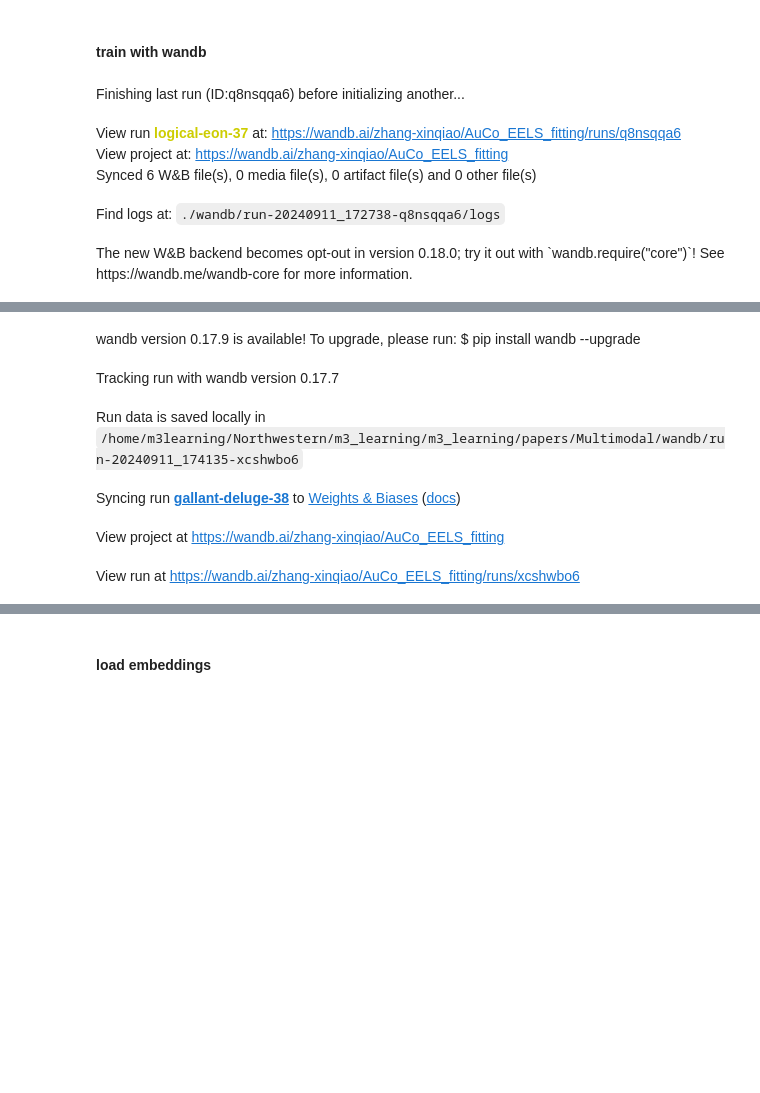
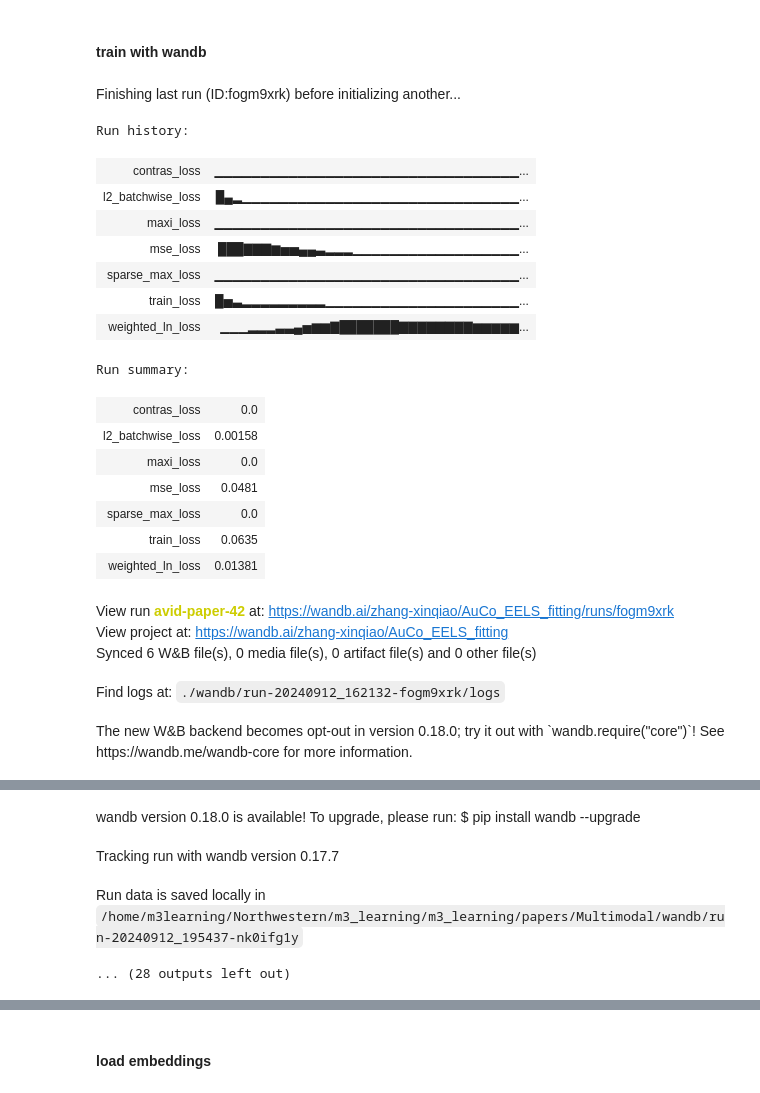
Before and after one commit to zhangxinqiao314/m3_learning, a Jupyter notebook: m3_learning/papers/Multimodal/hv_visualization.ipynb, the cells around one changed output, grey strips where cells are left out. Drawn from its saved outputs; the diff is of its cells as text; code cells hidden in the pictures; blank space fills up the shorter version.

```diff
--- a/m3_learning/papers/Multimodal/hv_visualization.ipynb
+++ b/m3_learning/papers/Multimodal/hv_visualization.ipynb
@@ -205,14 +193,29 @@ model1D = stem.FitterAutoencoder_1D(function=stem.generate_pseudovoigt_1D,
                                  wandb_project='AuCo_EELS_fitting',
                             )
 # %%
-
-# train with L2 across batch
-model1D.Train( dset, batch_size=128, coef_5=1e-4, with_scheduler=False, epochs=50,
+# train with batch (max-min x)/fwhm penalty per channel
+model1D.Train( dset, batch_size=128, coef_5=1e-3, with_scheduler=False, epochs=25,
               minibatch_logging_rate=367, wandb_init={} )
 # %% [output]
-Finishing last run (ID:q8nsqqa6) before initializing another...
+Finishing last run (ID:fogm9xrk) before initializing another...
+Run history:
+| contras_loss | ▁▁▁▁▁▁▁▁▁▁▁▁▁▁▁▁▁▁▁▁▁▁▁▁▁▁▁▁▁▁▁▁▁... |
+| l2_batchwise_loss | █▄▂▁▁▁▁▁▁▁▁▁▁▁▁▁▁▁▁▁▁▁▁▁▁▁▁▁▁▁▁▁▁... |
+| maxi_loss | ▁▁▁▁▁▁▁▁▁▁▁▁▁▁▁▁▁▁▁▁▁▁▁▁▁▁▁▁▁▁▁▁▁... |
+| mse_loss | ███▇▇▇▆▅▅▄▄▃▂▂▂▁▁▁▁▁▁▁▁▁▁▁▁▁▁▁▁▁▁... |
+| sparse_max_loss | ▁▁▁▁▁▁▁▁▁▁▁▁▁▁▁▁▁▁▁▁▁▁▁▁▁▁▁▁▁▁▁▁▁... |
+| train_loss | █▅▃▂▂▂▂▂▂▂▂▂▁▁▁▁▁▁▁▁▁▁▁▁▁▁▁▁▁▁▁▁▁... |
+| weighted_ln_loss | ▁▁▁▂▂▂▃▃▄▅▆▆▇███████▇▇▇▇▇▇▇▇▆▆▆▆▆... |
+Run summary:
+| contras_loss | 0.0 |
+| l2_batchwise_loss | 0.00158 |
+| maxi_loss | 0.0 |
+| mse_loss | 0.0481 |
+| sparse_max_loss | 0.0 |
+| train_loss | 0.0635 |
+| weighted_ln_loss | 0.01381 |
-View run logical-eon-37 at: https://wandb.ai/zhang-xinqiao/AuCo_EELS_fitting/runs/q8nsqqa6
+View run avid-paper-42 at: https://wandb.ai/zhang-xinqiao/AuCo_EELS_fitting/runs/fogm9xrk
 View project at: https://wandb.ai/zhang-xinqiao/AuCo_EELS_fitting
 Synced 6 W&B file(s), 0 media file(s), 0 artifact file(s) and 0 other file(s)
-Find logs at: ./wandb/run-20240911_172738-q8nsqqa6/logs
+Find logs at: ./wandb/run-20240912_162132-fogm9xrk/logs
 The new W&B backend becomes opt-out in version 0.18.0; try it out with `wandb.require("core")`! See https://wandb.me/wandb-core for more information.
@@ -220,6 +223,4 @@ Successfully finished last run (ID:q8nsqqa6). Initializing new run:
-wandb version 0.17.9 is available! To upgrade, please run: $ pip install wandb --upgrade
+wandb version 0.18.0 is available! To upgrade, please run: $ pip install wandb --upgrade
 Tracking run with wandb version 0.17.7
-Run data is saved locally in /home/m3learning/Northwestern/m3_learning/m3_learning/papers/Multimodal/wandb/run-20240911_174135-xcshwbo6
+Run data is saved locally in /home/m3learning/Northwestern/m3_learning/m3_learning/papers/Multimodal/wandb/run-20240912_195437-nk0ifg1y
-Syncing run gallant-deluge-38 to Weights & Biases (docs)
-View project at https://wandb.ai/zhang-xinqiao/AuCo_EELS_fitting
-View run at https://wandb.ai/zhang-xinqiao/AuCo_EELS_fitting/runs/xcshwbo6
+... (28 outputs left out)
```
Also changed, not shown: parts of 22 cells of this notebook, 2 other files.
